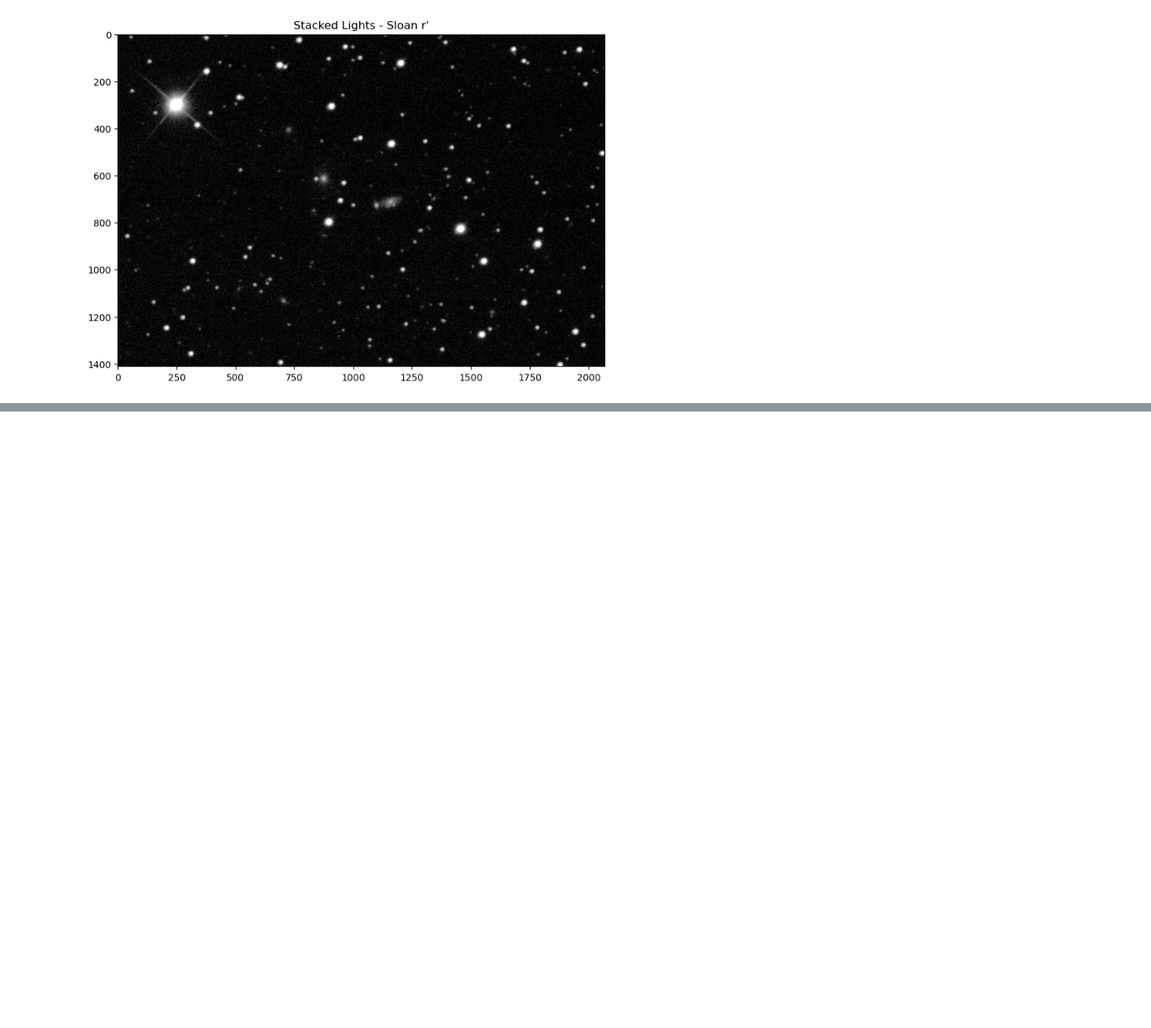
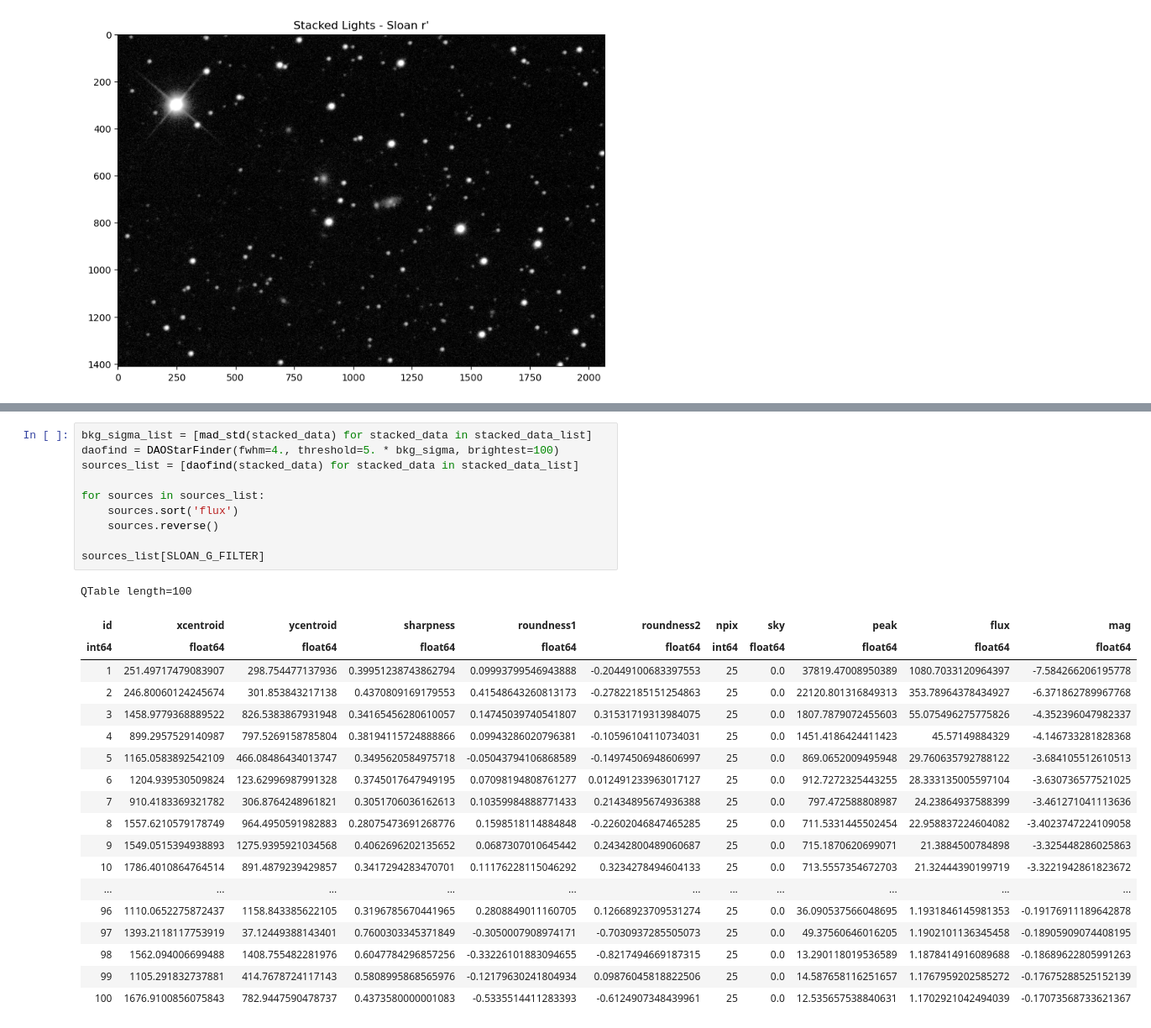
Before and after one commit to brianhill/transient-astronomy, a Jupyter notebook: targets/SN_2022abik/2022-12-1415/analysis-brian.ipynb, the cells around one changed output, grey strips where cells are left out. Shown at 84% size. Drawn from its saved outputs; the diff is of its cells as text; blank space fills up the shorter version.

```diff
--- a/targets/SN_2022abik/2022-12-1415/analysis-brian.ipynb
+++ b/targets/SN_2022abik/2022-12-1415/analysis-brian.ipynb
@@ -345 +376,31 @@ We are following the twirl package [example notebook](https://github.com/lgrcia/
+# %%
+bkg_sigma_list = [mad_std(stacked_data) for stacked_data in stacked_data_list]
+daofind = DAOStarFinder(fwhm=4., threshold=5. * bkg_sigma, brightest=100)
+sources_list = [daofind(stacked_data) for stacked_data in stacked_data_list]
+
+for sources in sources_list:
+    sources.sort('flux')
+    sources.reverse()
+
+sources_list[SLOAN_G_FILTER]
+# %% [output]
+QTable length=100
+| id | xcentroid | ycentroid | sharpness | roundness1 | roundness2 | npix | sky | peak | flux | mag |
+| int64 | float64 | float64 | float64 | float64 | float64 | int64 | float64 | float64 | float64 | float64 |
+| 1 | 251.49717479083907 | 298.754477137936 | 0.39951238743862794 | 0.09993799546943888 | -0.20449100683397553 | 25 | 0.0 | 37819.47008950389 | 1080.7033120964397 | -7.584266206195778 |
+| 2 | 246.80060124245674 | 301.853843217138 | 0.4370809169179553 | 0.41548643260813173 | -0.27822185151254863 | 25 | 0.0 | 22120.801316849313 | 353.78964378434927 | -6.371862789967768 |
+| 3 | 1458.9779368889522 | 826.5383867931948 | 0.34165456280610057 | 0.14745039740541807 | 0.31531719313984075 | 25 | 0.0 | 1807.7879072455603 | 55.075496275775826 | -4.352396047982337 |
+| 4 | 899.2957529140987 | 797.5269158785804 | 0.38194115724888866 | 0.09943286020796381 | -0.10596104110734031 | 25 | 0.0 | 1451.4186424411423 | 45.57149884329 | -4.146733281828368 |
+| 5 | 1165.0583892542109 | 466.08486434013747 | 0.3495620584975718 | -0.05043794106868589 | -0.14974506948606997 | 25 | 0.0 | 869.0652009495948 | 29.760635792788122 | -3.684105512610513 |
+| 6 | 1204.939530509824 | 123.62996987991328 | 0.3745017647949195 | 0.07098194808761277 | 0.012491233963017127 | 25 | 0.0 | 912.7272325443255 | 28.333135005597104 | -3.630736577521025 |
+| 7 | 910.4183369321782 | 306.8764248961821 | 0.3051706036162613 | 0.10359984888771433 | 0.21434895674936388 | 25 | 0.0 | 797.472588808987 | 24.23864937588399 | -3.461271041113636 |
+| 8 | 1557.6210579178749 | 964.4950591982883 | 0.28075473691268776 | 0.1598518114884848 | -0.22602046847465285 | 25 | 0.0 | 711.5331445502454 | 22.958837224604082 | -3.4023747224109058 |
+| 9 | 1549.0515394938893 | 1275.9395921034568 | 0.4062696202135652 | 0.0687307010645442 | 0.24342800489060687 | 25 | 0.0 | 715.1870620699071 | 21.3884500784898 | -3.325448286025863 |
+| 10 | 1786.4010864764514 | 891.4879239429857 | 0.3417294283470701 | 0.11176228115046292 | 0.3234278494604133 | 25 | 0.0 | 713.5557354672703 | 21.32444390199719 | -3.3221942861823672 |
+| ... | ... | ... | ... | ... | ... | ... | ... | ... | ... | ... |
+| 96 | 1110.0652275872437 | 1158.843385622105 | 0.3196785670441965 | 0.2808849011160705 | 0.12668923709531274 | 25 | 0.0 | 36.090537566048695 | 1.1931846145981353 | -0.19176911189642878 |
+| 97 | 1393.2118117753919 | 37.12449388143401 | 0.7600303345371849 | -0.3050007908974171 | -0.7030937285505073 | 25 | 0.0 | 49.37560646016205 | 1.1902101136345458 | -0.18905909074408195 |
+| 98 | 1562.094006699488 | 1408.755482281976 | 0.6047784296857256 | -0.33226101883094655 | -0.8217494669187315 | 25 | 0.0 | 13.290118019536589 | 1.1878414916089688 | -0.18689622805991263 |
+| 99 | 1105.291832737881 | 414.7678724117143 | 0.5808995868565976 | -0.12179630241804934 | 0.09876045818822506 | 25 | 0.0 | 14.587658116251657 | 1.1767959202585272 | -0.17675288525152139 |
+| 100 | 1676.9100856075843 | 782.9447590478737 | 0.4373580000001083 | -0.5335514411283393 | -0.6124907348439961 | 25 | 0.0 | 12.535657538840631 | 1.1702921042494039 | -0.17073568733621367 |
 # %%
```
Also changed, not shown: parts of 6 cells of this notebook, 1 other file.
